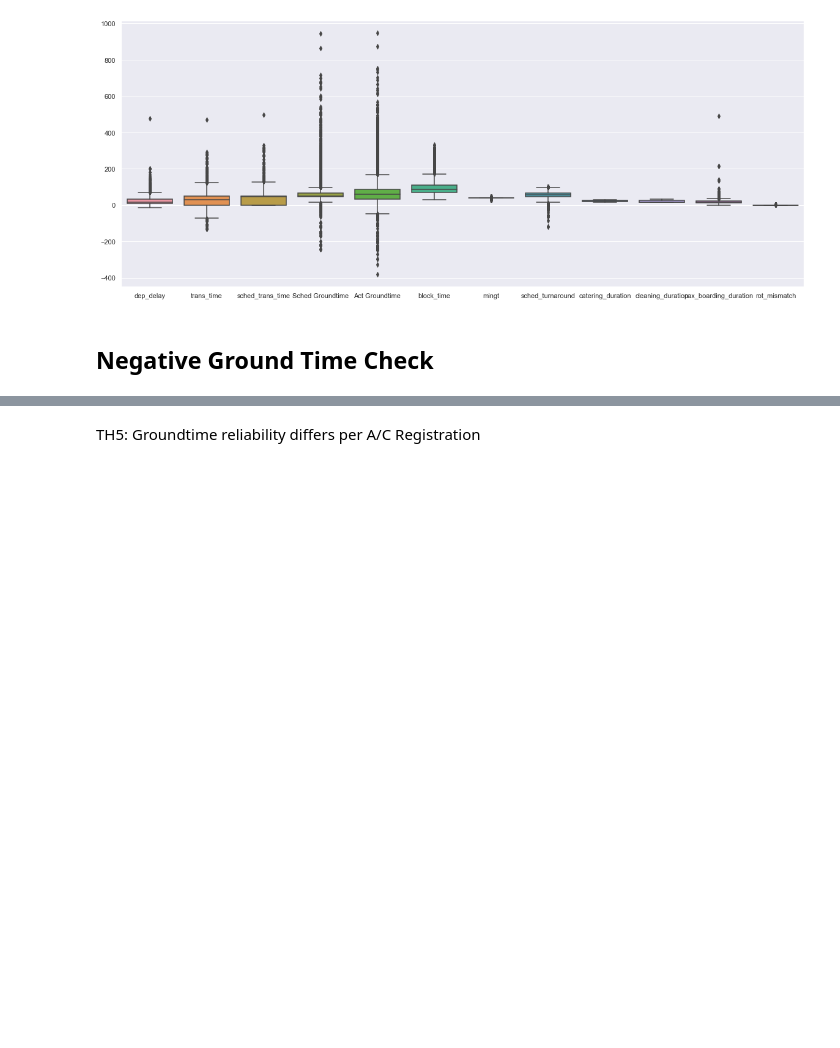
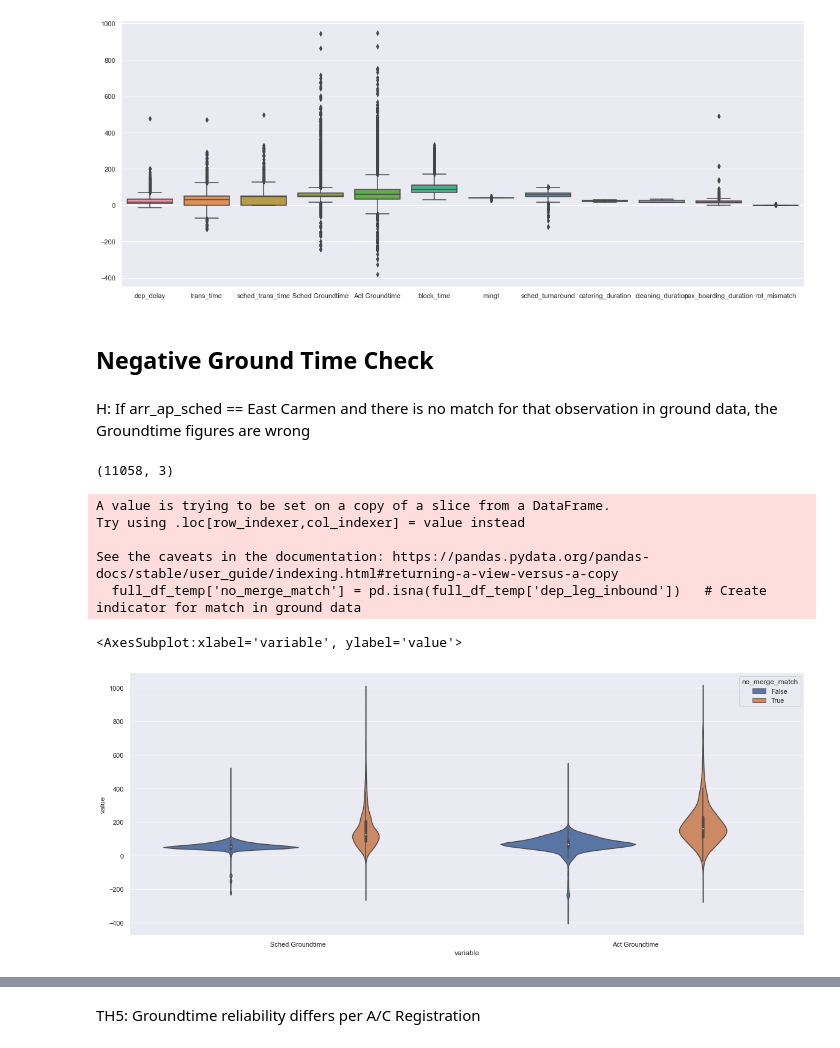
Before and after one commit to Paul1911/Delay-Prediction, a Jupyter notebook: notebooks/1raw_eda.ipynb, the cells around one changed output, grey strips where cells are left out. Saved outputs shown, nothing was run; the diff lists cells and outputs as text; code cells hidden in the pictures; blank space fills up the shorter version.

```diff
--- a/notebooks/1raw_eda.ipynb
+++ b/notebooks/1raw_eda.ipynb
@@ -285,0 +257,6 @@ full_df
+# %%
+# We create an indicator whether we want to drop the corresponding row.
+# This persists the order of the dataframe in case we need it later on
+
+full_df["rows_to_drop"] = np.where(full_df.duplicated(subset = ['leg_no'], keep = False) == True, 1,0)
+full_df['rows_to_drop'].value_counts()
@@ -428,3 +410,27 @@ sns.boxplot(data = full_df.drop(['leg_no', 'leg_inbound', 'leg_outbound'], axis
 [figure]
 # %% [markdown]
 ## Negative Ground Time Check
+# %% [markdown]
+H: If arr_ap_sched == East Carmen and there is no match for that observation in ground data, the Groundtime figures are wrong
+# %%
+# One observation looking at the raw data above suggested suspiciously high ground times if arrival airport is East Carmen while there is no match in ground data. Let's check that.
+
+sns.set(rc={'figure.figsize':(20, 8)})
+full_df_temp = full_df[full_df['arr_ap_sched'] == 'East Carmen']
+#full_df_temp = full_df_temp[full_df_temp['rows_to_drop'] == 0]
+
+full_df_temp['no_merge_match'] = pd.isna(full_df_temp['dep_leg_inbound'])   # Create indicator for match in ground data
+full_df_temp_describe = full_df_temp    # for the desribe function in the next field
+
+full_df_temp = pd.melt(full_df_temp, value_vars = ['Sched Groundtime', 'Act Groundtime'], id_vars = 'no_merge_match')
+print(full_df_temp.shape)
+sns.violinplot(x='variable', y='value', hue = 'no_merge_match', data = full_df_temp)
+# %% [output]
+(11058, 3)
+A value is trying to be set on a copy of a slice from a DataFrame.
+Try using .loc[row_indexer,col_indexer] = value instead
+
+See the caveats in the documentation: https://pandas.pydata.org/pandas-docs/stable/user_guide/indexing.html#returning-a-view-versus-a-copy
+  full_df_temp['no_merge_match'] = pd.isna(full_df_temp['dep_leg_inbound'])   # Create indicator for match in ground data
+<AxesSubplot:xlabel='variable', ylabel='value'>
+[figure, added]
```
Also changed, not shown: parts of 7 cells of this notebook, 1 other file.
